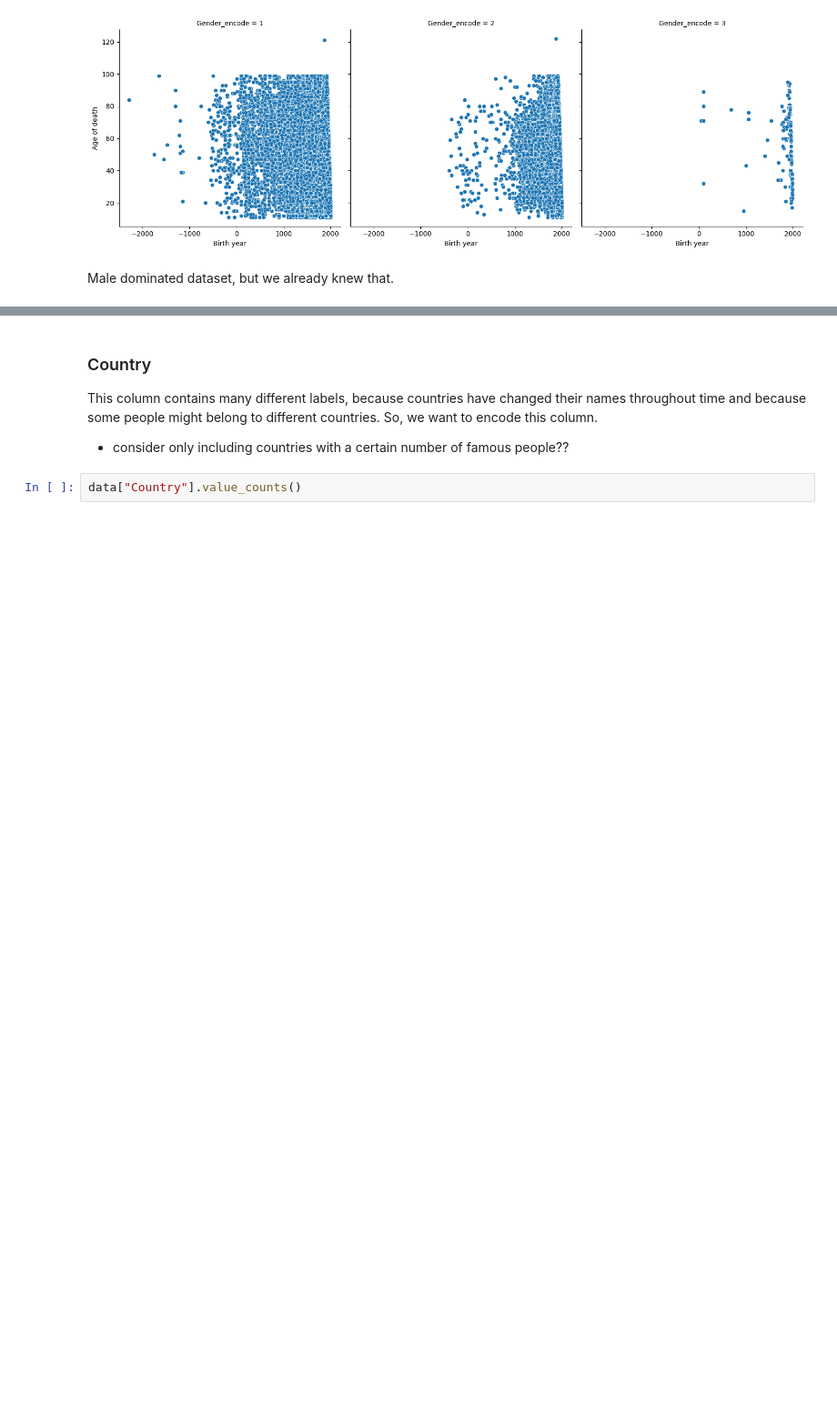
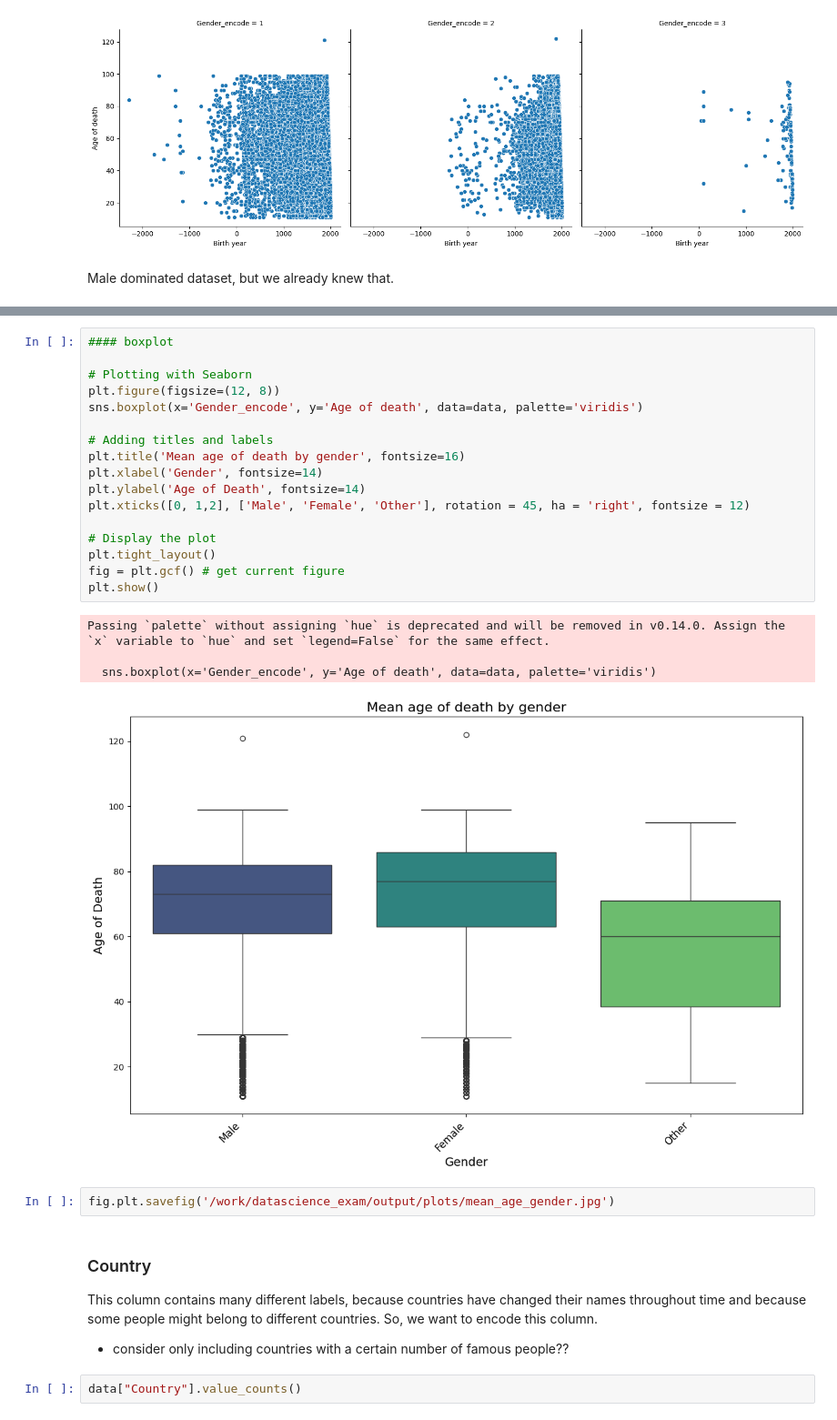
Before and after one commit to sigridbom/datascience_exam, a Jupyter notebook: notebooks/1_data_wrangling.ipynb, the cells around one changed output, grey strips where cells are left out. Shown at 91% size. Saved outputs shown, nothing was run; the diff lists cells and outputs as text; blank space fills up the shorter version.

Commit message:
made mean age plots

```diff
--- a/notebooks/1_data_wrangling.ipynb
+++ b/notebooks/1_data_wrangling.ipynb
@@ -187,3 +196,27 @@ Male dominated dataset, but we already knew that.
+# %%
+#### boxplot
+
+# Plotting with Seaborn
+plt.figure(figsize=(12, 8))
+sns.boxplot(x='Gender_encode', y='Age of death', data=data, palette='viridis')
+
+# Adding titles and labels
+plt.title('Mean age of death by gender', fontsize=16)
+plt.xlabel('Gender', fontsize=14)
+plt.ylabel('Age of Death', fontsize=14)
+plt.xticks([0, 1,2], ['Male', 'Female', 'Other'], rotation = 45, ha = 'right', fontsize = 12)
+
+# Display the plot
+plt.tight_layout()
+fig = plt.gcf() # get current figure
+plt.show()
+# %% [output]
+Passing `palette` without assigning `hue` is deprecated and will be removed in v0.14.0. Assign the `x` variable to `hue` and set `legend=False` for the same effect.
+
+  sns.boxplot(x='Gender_encode', y='Age of death', data=data, palette='viridis')
+[figure, added]
+# %%
+fig.plt.savefig('/work/datascience_exam/output/plots/mean_age_gender.jpg')
 # %% [markdown]
 ### Country
 This column contains many different labels, because countries have changed their names throughout time and because some people might belong to different countries. So, we want to encode this column.
```
Also changed, not shown: parts of 23 cells of this notebook, 4 other files.
